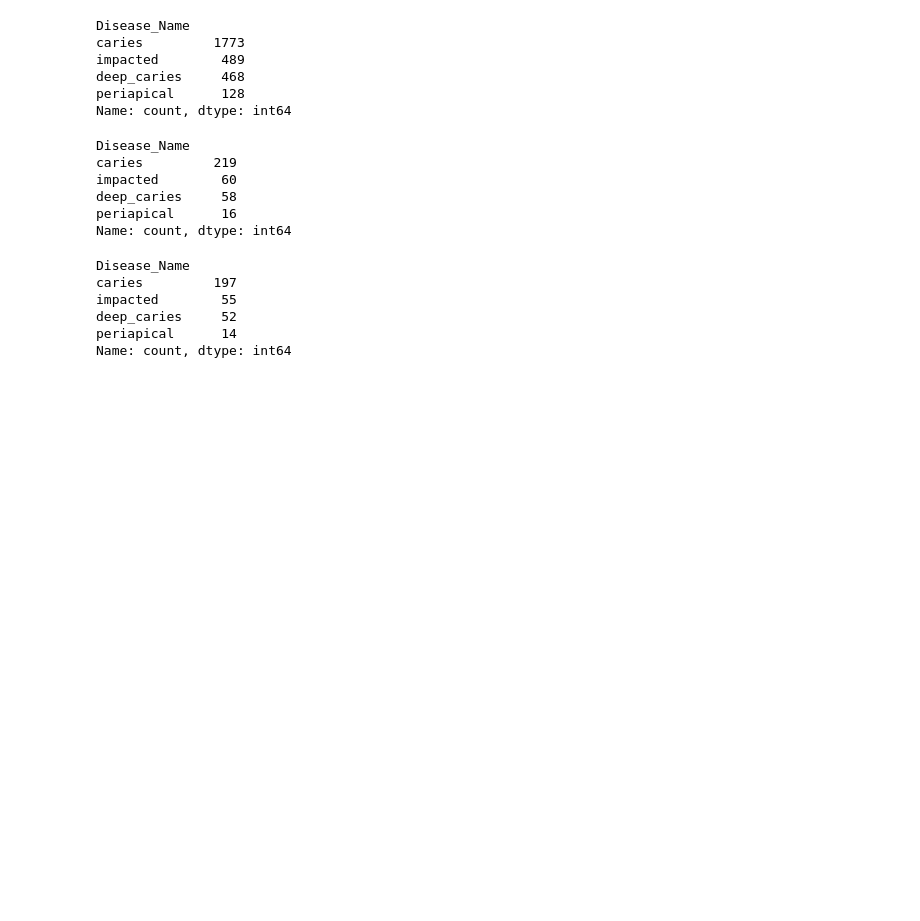
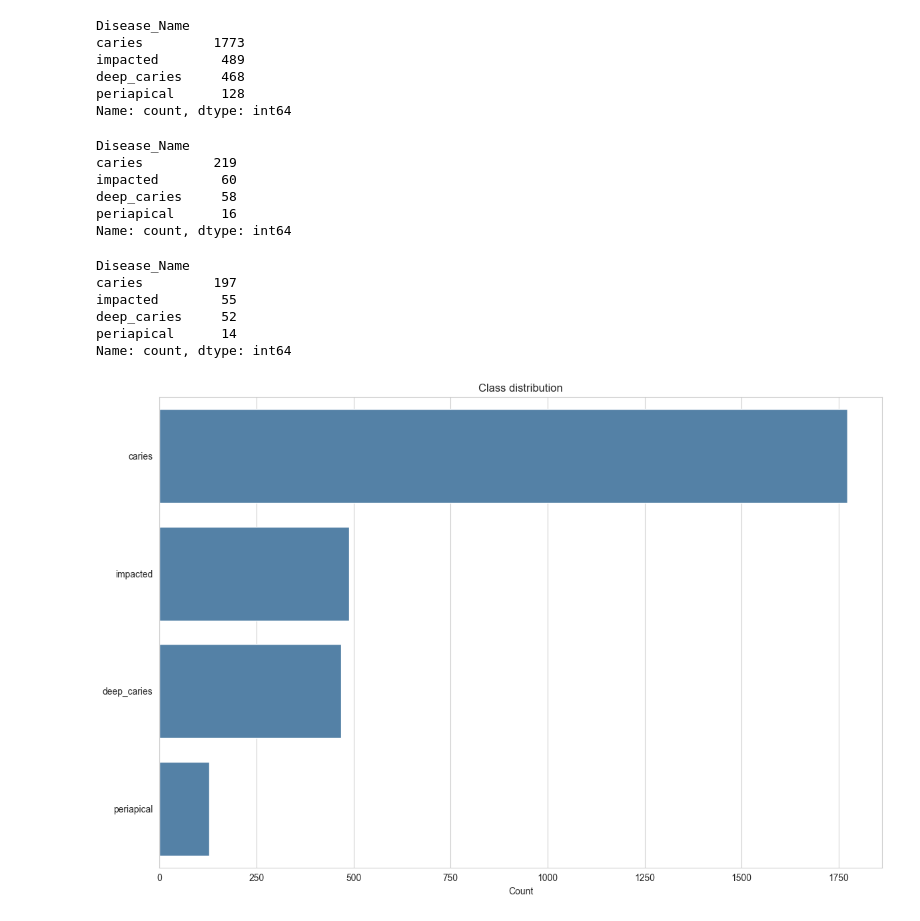
Before and after one commit to abdubakr77/dental-xray-ai, a Jupyter notebook: Notebooks/02_data_preparation.ipynb, the cells around one changed output. Cells and saved outputs as stored; diff of their text form; code cells hidden in the pictures; blank space fills up the shorter version.

Commit message:
feat: add show_cls_dist function for visualizing class distribution

```diff
--- a/Notebooks/02_data_preparation.ipynb
+++ b/Notebooks/02_data_preparation.ipynb
@@ -182,3 +182,17 @@ impacted        55
 deep_caries     52
 periapical      14
 Name: count, dtype: int64
+# %%
+def show_cls_dist(dataframe):
+    counts = dataframe['Disease_Name'].value_counts()
+    plt.figure(figsize=(12, 8))
+    sns.barplot(x=counts.values, y=counts.index, color='steelblue')
+    plt.xlabel('Count')
+    plt.ylabel('')
+    plt.title('Class distribution')
+    plt.tight_layout()
+    plt.show()
+# %%
+show_cls_dist(train_df)
+# %% [output]
+[figure, added]
```
Also changed, not shown: parts of 2 cells of this notebook.
